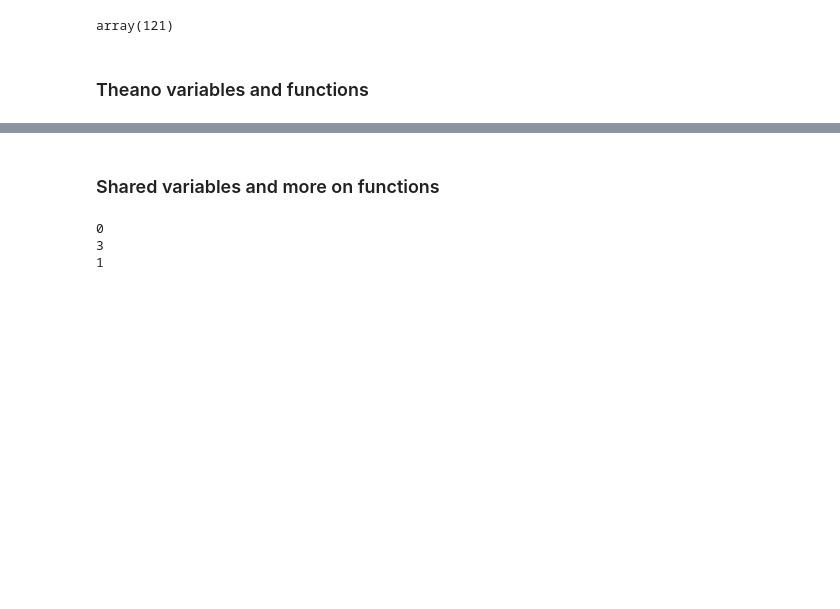
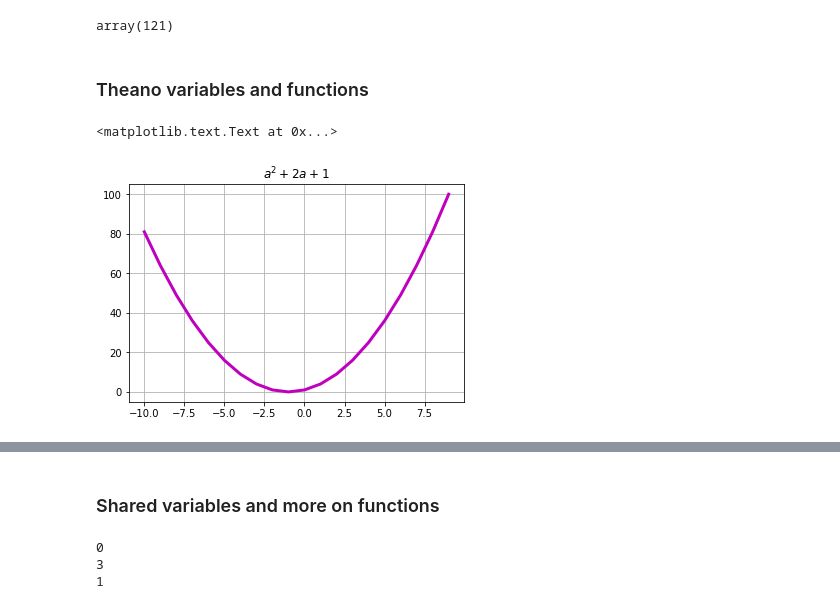
Before and after one commit to dudevil/theano-tutorial, a Jupyter notebook: Theano tutorial.ipynb, the cells around one changed output, grey strips where cells are left out. Drawn from its saved outputs; the diff is of its cells as text; code cells hidden in the pictures; blank space fills up the shorter version.

```diff
--- a/Theano tutorial.ipynb
+++ b/Theano tutorial.ipynb
@@ -132,19 +134,23 @@ array(121)
 # %%
 # only the declaration changes
 a = T.lvector()
 
 expression = 1 + 2 * a + a ** 2
 
 f = theano.function(
     inputs=[a],        # input
     outputs=expression  # output
 )
 
 arg = arange(-10, 10)
 res = f(arg)
 
 plot(arg, res, c='m', linewidth=3.)
 grid()
+title("$a^2 + 2a + 1$")
+# %% [output]
+<matplotlib.text.Text at 0x...>
+[figure, added]
 # %%
 # can do the same with matrices
 x = T.dmatrix('x')
```
Also changed, not shown: parts of 40 cells of this notebook.
